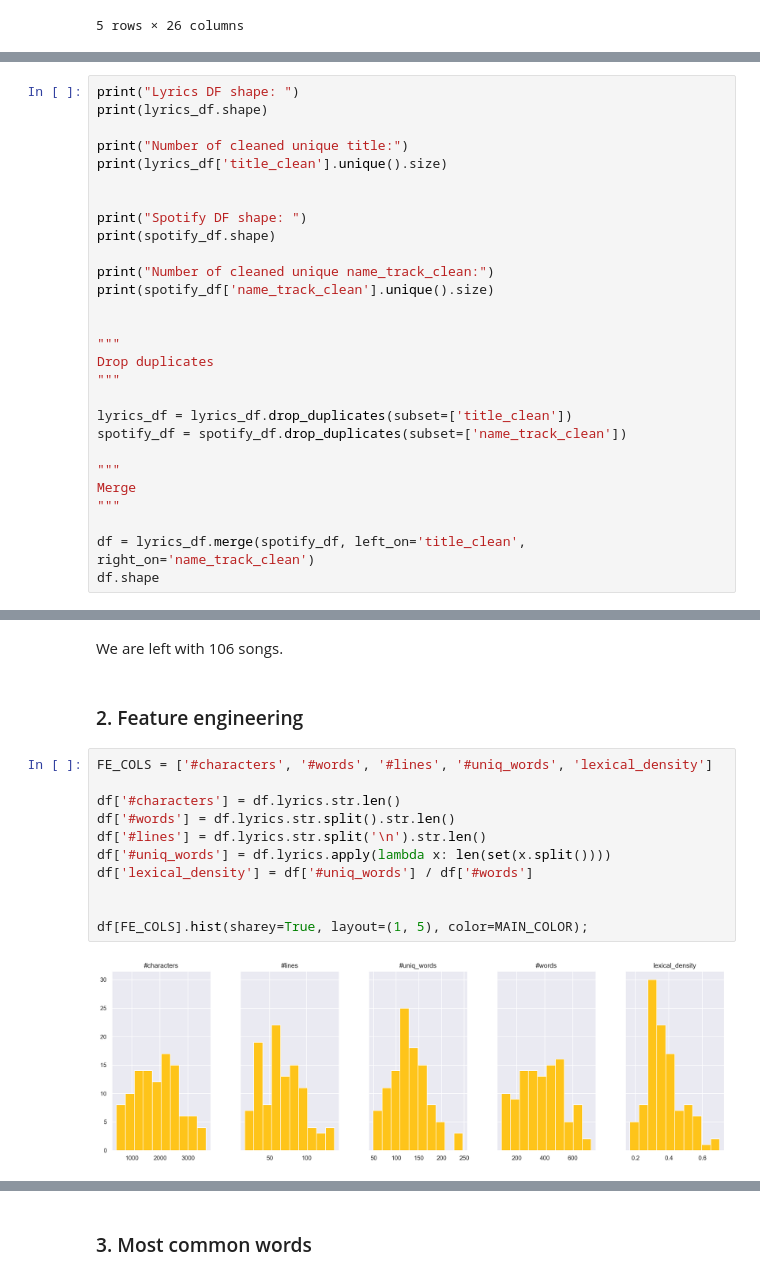
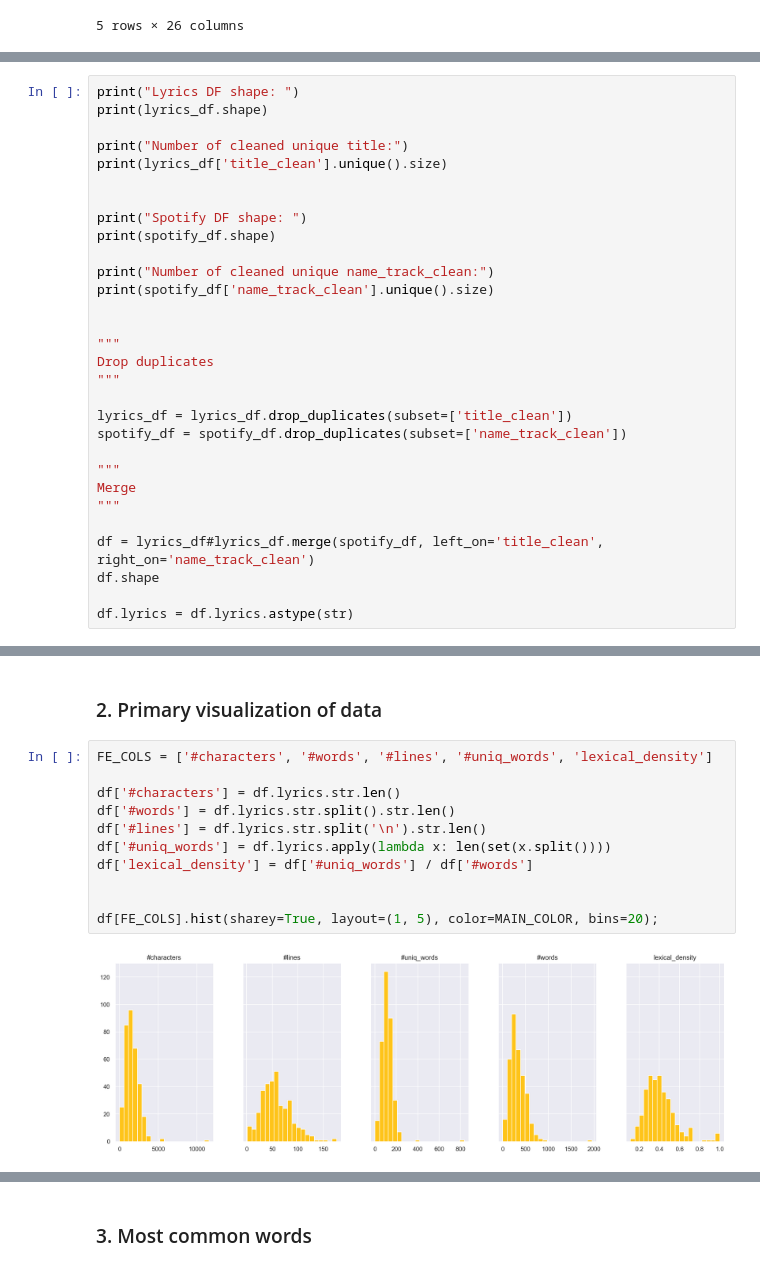
Before and after one commit to com-480-data-visualization/com-480-project-js, a Jupyter notebook: eda/EDA.ipynb, the cells around one changed output, grey strips where cells are left out. Cells and saved outputs as stored; diff of their text form.

```diff
--- a/eda/EDA.ipynb
+++ b/eda/EDA.ipynb
@@ -103,8 +103,10 @@ spotify_df = spotify_df.drop_duplicates(subset=['name_track_clean'])
 Merge
 """
 
-df = lyrics_df.merge(spotify_df, left_on='title_clean', right_on='name_track_clean')
+df = lyrics_df#lyrics_df.merge(spotify_df, left_on='title_clean', right_on='name_track_clean')
 df.shape
+
+df.lyrics = df.lyrics.astype(str)
 # %% [output]
 Lyrics DF shape:
 (378, 16)
@@ -118,20 +119,18 @@ Number of cleaned unique name_track_clean:
-# %% [markdown]
-We are left with 106 songs.
-# %% [markdown]
-### 2. Feature engineering
+# %% [markdown]
+### 2. Primary visualization of data
 # %%
 FE_COLS = ['#characters', '#words', '#lines', '#uniq_words', 'lexical_density']
 
 df['#characters'] = df.lyrics.str.len()
 df['#words'] = df.lyrics.str.split().str.len()
 df['#lines'] = df.lyrics.str.split('\n').str.len()
 df['#uniq_words'] = df.lyrics.apply(lambda x: len(set(x.split())))
 df['lexical_density'] = df['#uniq_words'] / df['#words']
 
 
-df[FE_COLS].hist(sharey=True, layout=(1, 5), color=MAIN_COLOR);
+df[FE_COLS].hist(sharey=True, layout=(1, 5), color=MAIN_COLOR, bins=20);
 # %% [output]
-[figure, old version]
+[figure, new version]
 # %%
 fig, axs = plt.subplots(ncols=len(FE_COLS))
 for i, c in enumerate(FE_COLS):
```
Also changed, not shown: parts of 20 cells of this notebook.
